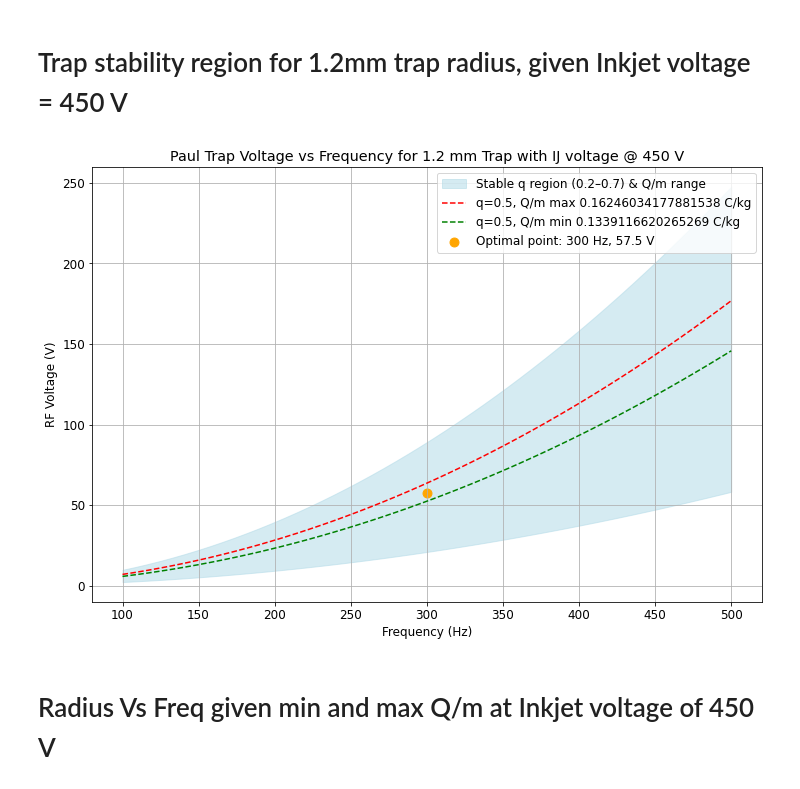
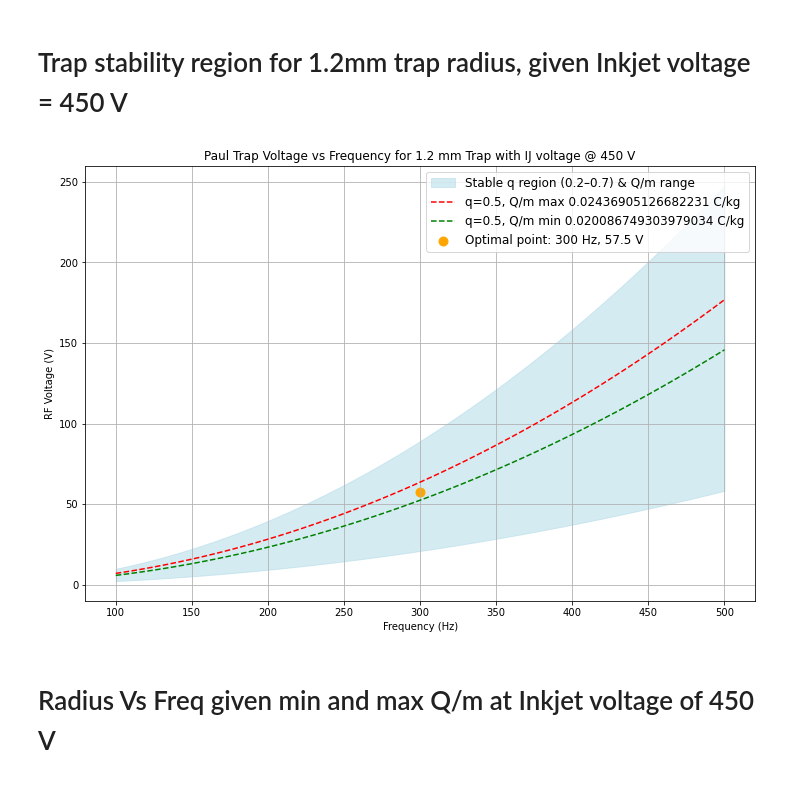
Before and after one commit to JBaeza-Rubio/Charge-to-mass-ratio-calculations, a Jupyter notebook: Charge to mass ratio caluclations, approximating as a conducting sphere.ipynb, the cells around one changed output. Cells and saved outputs as stored; diff of their text form; code cells hidden in the pictures.

```diff
--- a/Charge to mass ratio caluclations, approximating as a conducting sphere.ipynb
+++ b/Charge to mass ratio caluclations, approximating as a conducting sphere.ipynb
@@ -495,36 +495,36 @@ def V_RF(Q_m, q, f):
 V_low = V_RF(Q_m_max, q_low, f)
 V_high = V_RF(Q_m_min, q_high, f)
 
 ##  Voltages for nominal q lines
 V_nom_min = V_RF(Q_m_min, q_nom, f)
 V_nom_max = V_RF(Q_m_max, q_nom, f)
 
 ## Optimal operating point
 f_opt = 300  # Hz
 Q_m_opt = (Q_m_min + Q_m_max)/2  # midpoint Q/m
 q_opt = 0.5
 V_opt = V_RF(Q_m_opt, q_opt, f_opt)
 
 plt.figure(figsize=(12,8))
 plt.fill_between(f, V_low, V_high, color='lightblue', alpha=0.5, label='Stable q region (0.2–0.7) & Q/m range')
-plt.plot(f, V_nom_min, 'r--', label='q=0.5, Q/m max 0.16246034177881538 C/kg')
-plt.plot(f, V_nom_max, 'g--', label='q=0.5, Q/m min 0.1339116620265269 C/kg')
+plt.plot(f, V_nom_min, 'r--', label='q=0.5, Q/m max 0.02436905126682231 C/kg')
+plt.plot(f, V_nom_max, 'g--', label='q=0.5, Q/m min 0.020086749303979034 C/kg')
 
 
 #plt.scatter(PT_volts_list,PT_freq_list,label='Previously Trapped',alpha=1, s=80 ,marker='*',color='blue')
 
 plt.scatter(f_opt, V_opt, color='orange', s=80, label=f'Optimal point: {f_opt} Hz, {V_opt:.1f} V')
 plt.xlabel('Frequency (Hz)')
 plt.ylabel('RF Voltage (V)')
 #plt.ylim((0,40))
 plt.title('Paul Trap Voltage vs Frequency for 1.2 mm Trap with IJ voltage @ 450 V')
 
 plt.rcParams.update({'font.size': 12})
 plt.legend()
 plt.grid(True)
 plt.show()
 # %% [output]
-[figure, old version]
+[figure, new version]
 # %% [markdown]
 # Radius Vs Freq given min and max Q/m at Inkjet voltage of 450 V
 # %%
```
Also changed, not shown: parts of 11 cells of this notebook.
